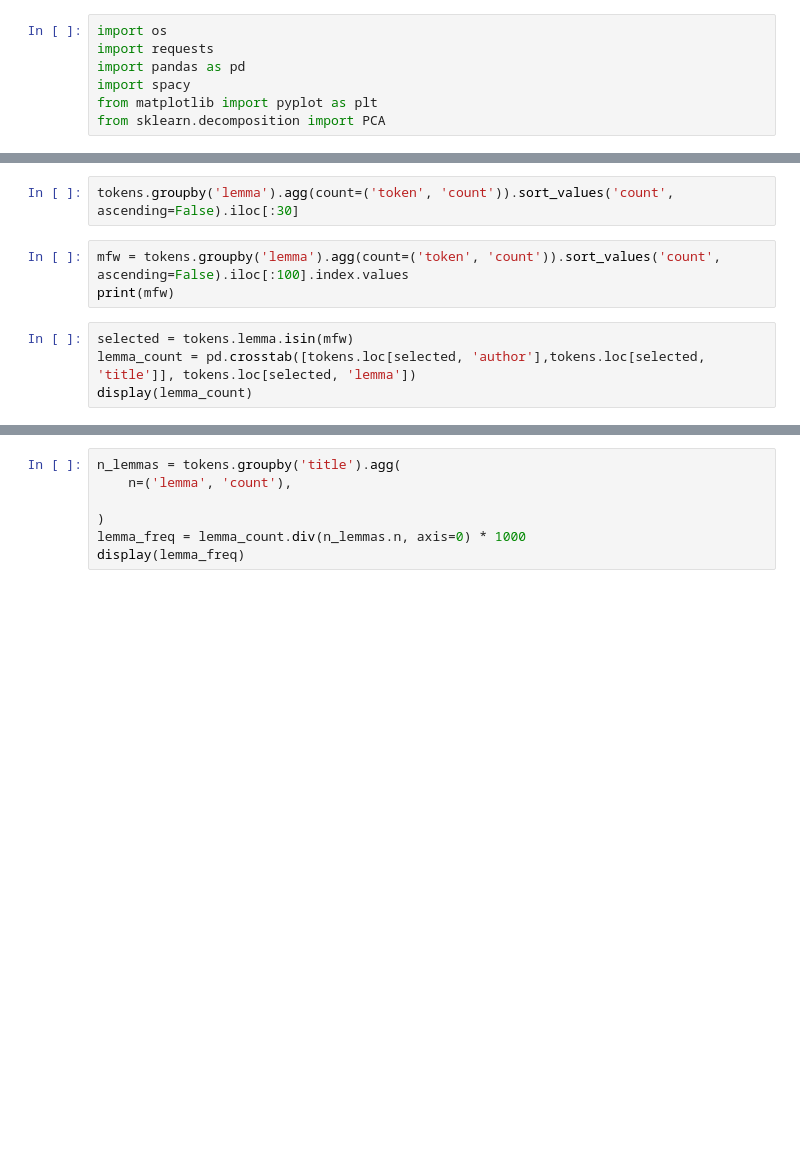
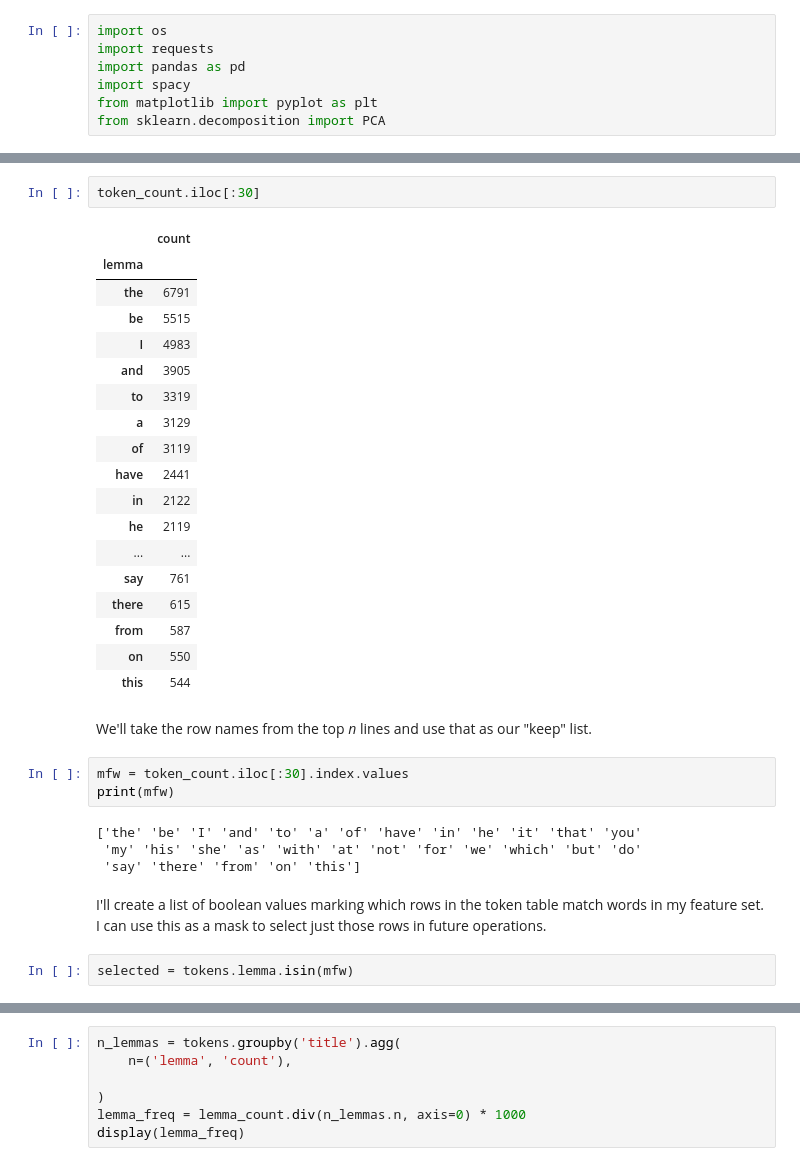
Before and after one commit to cwf2/clas-3801-fa23, a Jupyter notebook: Week_05/Nesbit-Doyle.ipynb, the cells around one changed output, grey strips where cells are left out. Cells and saved outputs as stored; diff of their text form; blank space fills up the shorter version.

```diff
--- a/Week_05/Nesbit-Doyle.ipynb
+++ b/Week_05/Nesbit-Doyle.ipynb
@@ -63,9 +370,34 @@ for label, group in pos_freq.groupby(authors):
 # %%
-tokens.groupby('lemma').agg(count=('token', 'count')).sort_values('count', ascending=False).iloc[:30]
+token_count.iloc[:30]
+# %% [output]
+|  | count |
+| lemma |  |
+| the | 6791 |
+| be | 5515 |
+| I | 4983 |
+| and | 3905 |
+| to | 3319 |
+| a | 3129 |
+| of | 3119 |
+| have | 2441 |
+| in | 2122 |
+| he | 2119 |
+| ... | ... |
+| say | 761 |
+| there | 615 |
+| from | 587 |
+| on | 550 |
+| this | 544 |
+# %% [markdown]
+We'll take the row names from the top *n* lines and use that as our "keep" list.
 # %%
-mfw = tokens.groupby('lemma').agg(count=('token', 'count')).sort_values('count', ascending=False).iloc[:100].index.values
+mfw = token_count.iloc[:30].index.values
 print(mfw)
+# %% [output]
+['the' 'be' 'I' 'and' 'to' 'a' 'of' 'have' 'in' 'he' 'it' 'that' 'you'
+ 'my' 'his' 'she' 'as' 'with' 'at' 'not' 'for' 'we' 'which' 'but' 'do'
+ 'say' 'there' 'from' 'on' 'this']
-# %%
-selected = tokens.lemma.isin(mfw)
-lemma_count = pd.crosstab([tokens.loc[selected, 'author'],tokens.loc[selected, 'title']], tokens.loc[selected, 'lemma'])
-display(lemma_count)
+# %% [markdown]
+I'll create a list of boolean values marking which rows in the token table match words in my feature set. I can use this as a mask to select just those rows in future operations.
+# %%
+selected = tokens.lemma.isin(mfw)
```
Also changed, not shown: parts of 33 cells of this notebook.
